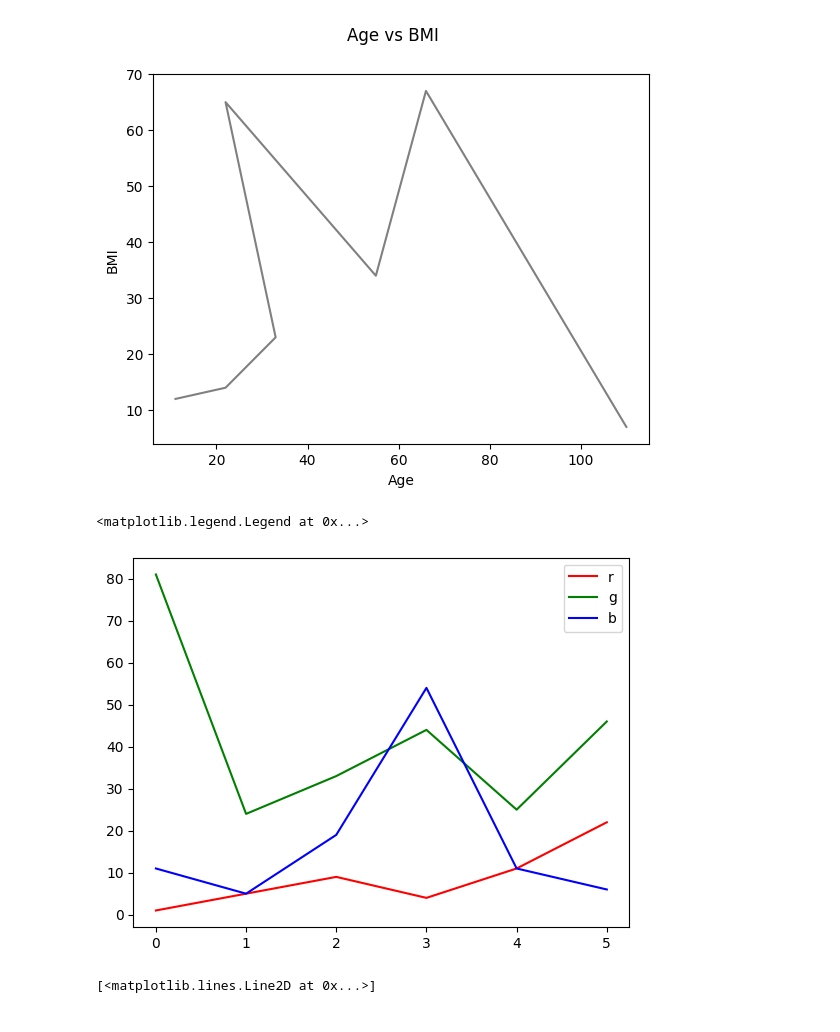
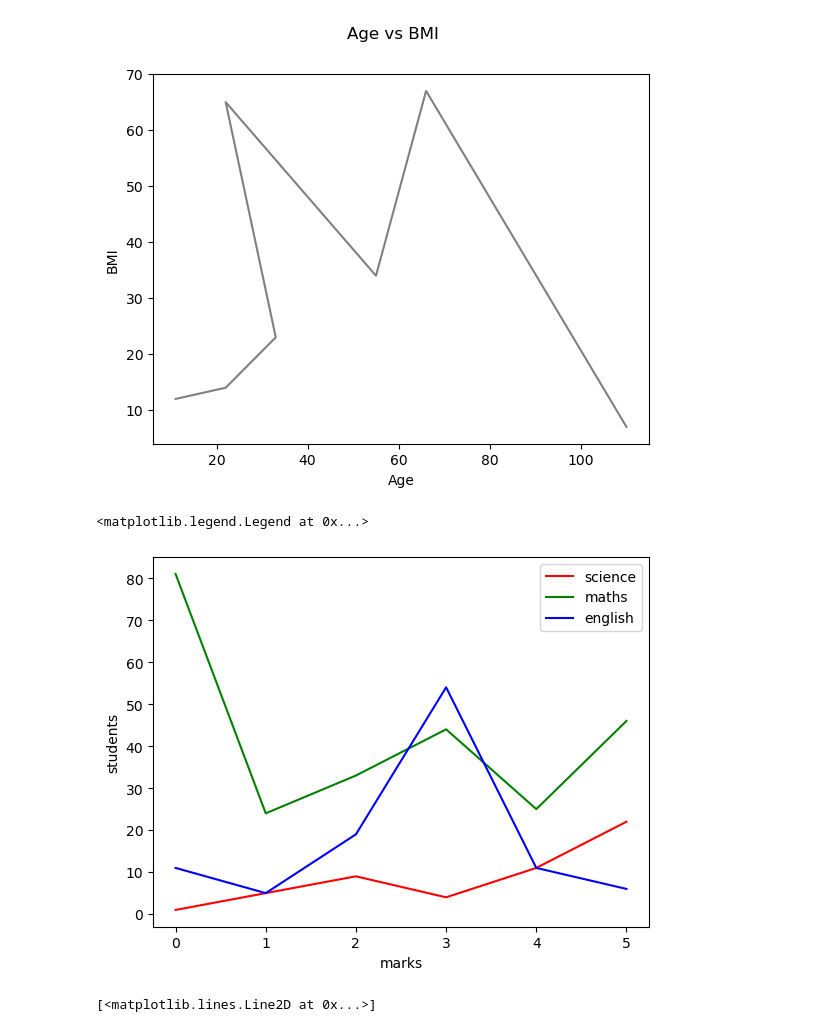
Before and after one commit to AleenaElizabath/DataScience, a Jupyter notebook: ex3.ipynb, the cells around one changed output. Cells and saved outputs as stored; diff of their text form; code cells hidden in the pictures.

```diff
--- a/ex3.ipynb
+++ b/ex3.ipynb
@@ -30,14 +30,16 @@ Text(0, 0.5, 'BMI')
 # %%
 #Qu4
 ar1=np.array([1,5,9,4,11,22])
 ar3=np.array([11,5,19,54,11,6])
 ar2=np.array([81,24,33,44,25,46])
-mat.plot(ar1,color="red")
-mat.plot(ar2,color="green")
-mat.plot(ar3,color="blue")
-mat.legend("rgb")
+mat.plot(ar1,color="red",label="science")
+mat.plot(ar2,color="green",label="maths")
+mat.plot(ar3,color="blue",label="english")
+mat.xlabel("marks")
+mat.ylabel("students")
+mat.legend()
 # %% [output]
 <matplotlib.legend.Legend at 0x...>
-[figure, old version]
+[figure, new version]
 # %%
 #qu5
```
Also changed, not shown: parts of 5 cells of this notebook.
